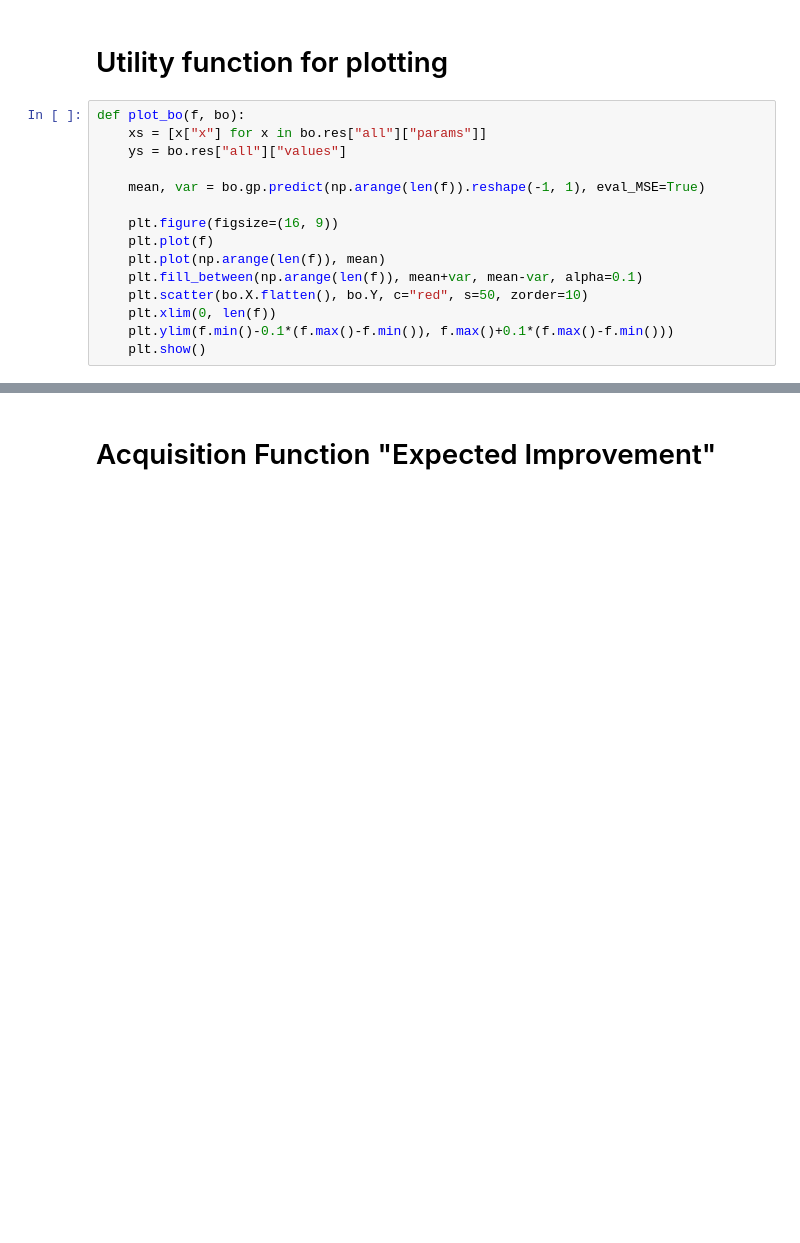
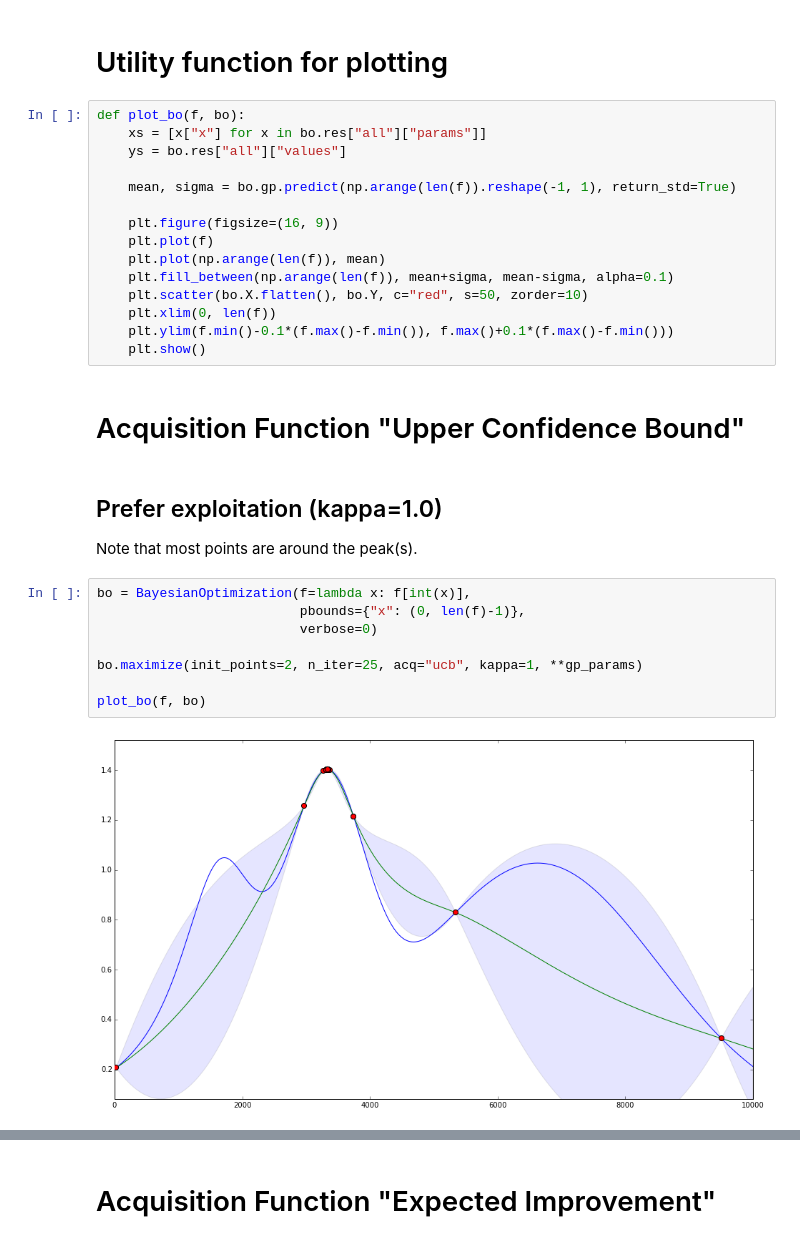
Before and after one commit to bayesian-optimization/BayesianOptimization, a Jupyter notebook: examples/exploitation vs exploration.ipynb, the cells around one changed output, grey strips where cells are left out. Saved outputs shown, nothing was run; the diff lists cells and outputs as text; blank space fills up the shorter version.

```diff
--- a/examples/exploitation vs exploration.ipynb
+++ b/examples/exploitation vs exploration.ipynb
@@ -28,13 +28,29 @@ def plot_bo(f, bo):
     xs = [x["x"] for x in bo.res["all"]["params"]]
     ys = bo.res["all"]["values"]
 
-    mean, var = bo.gp.predict(np.arange(len(f)).reshape(-1, 1), eval_MSE=True)
+    mean, sigma = bo.gp.predict(np.arange(len(f)).reshape(-1, 1), return_std=True)
 
     plt.figure(figsize=(16, 9))
     plt.plot(f)
     plt.plot(np.arange(len(f)), mean)
-    plt.fill_between(np.arange(len(f)), mean+var, mean-var, alpha=0.1)
+    plt.fill_between(np.arange(len(f)), mean+sigma, mean-sigma, alpha=0.1)
     plt.scatter(bo.X.flatten(), bo.Y, c="red", s=50, zorder=10)
     plt.xlim(0, len(f))
     plt.ylim(f.min()-0.1*(f.max()-f.min()), f.max()+0.1*(f.max()-f.min()))
     plt.show()
+# %% [markdown]
+# Acquisition Function "Upper Confidence Bound"
+# %% [markdown]
+## Prefer exploitation (kappa=1.0)
+
+Note that most points are around the peak(s).
+# %%
+bo = BayesianOptimization(f=lambda x: f[int(x)],
+                          pbounds={"x": (0, len(f)-1)},
+                          verbose=0)
+
+bo.maximize(init_points=2, n_iter=25, acq="ucb", kappa=1, **gp_params)
+
+plot_bo(f, bo)
+# %% [output]
+[figure, added]
```
Also changed, not shown: parts of 8 cells of this notebook, 8 other files.
